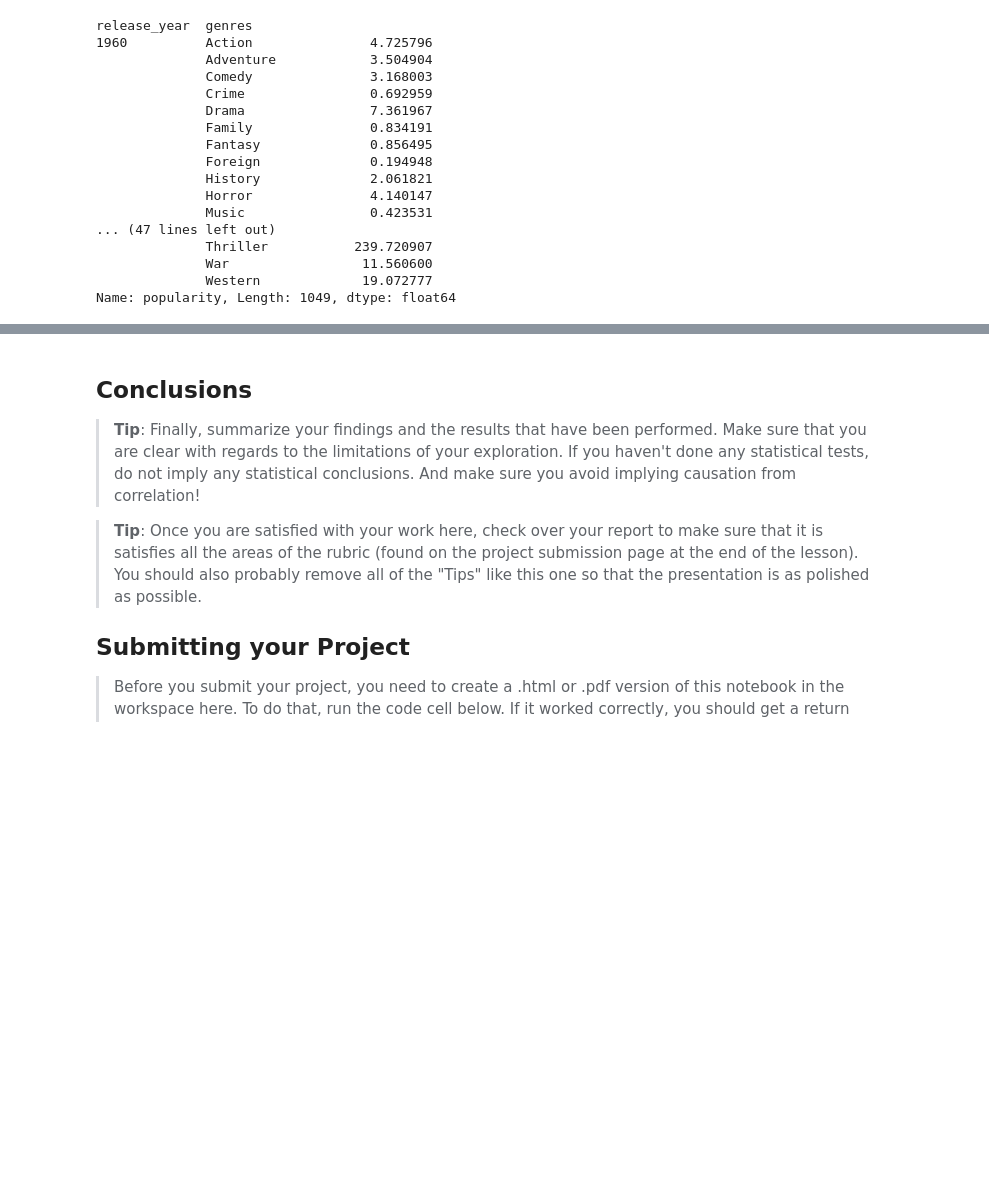
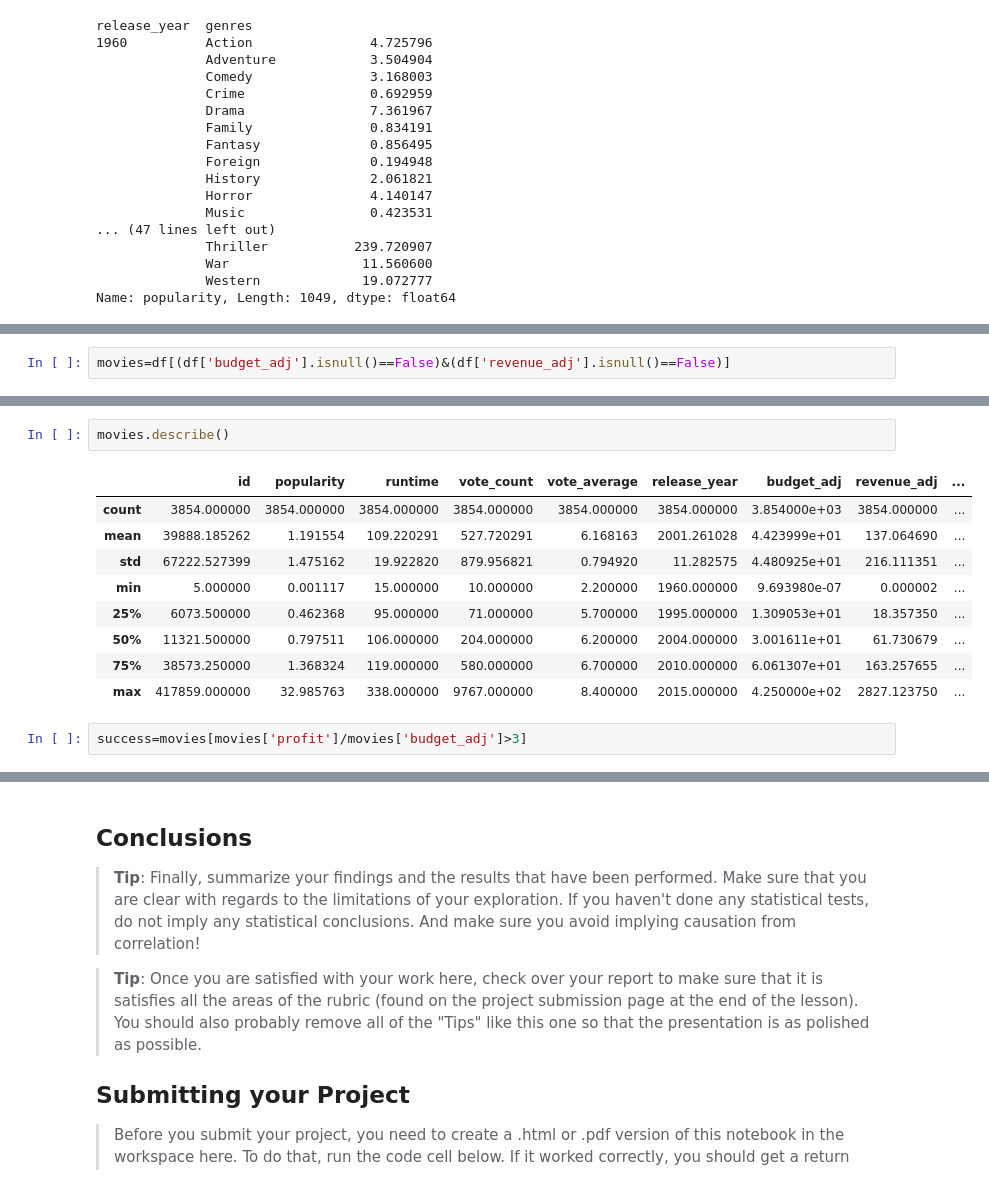
Before and after one commit to ishan6899/InvestigateADataset, a Jupyter notebook: Investigate_a_Dataset.ipynb, the cells around one changed output, grey strips where cells are left out. Drawn from its saved outputs; the diff is of its cells as text; blank space fills up the shorter version.

```diff
--- a/Investigate_a_Dataset.ipynb
+++ b/Investigate_a_Dataset.ipynb
@@ -281,0 +304,2 @@ KeyError: 'release_year'
+# %%
+movies=df[(df['budget_adj'].isnull()==False)&(df['revenue_adj'].isnull()==False)]
@@ -281,0 +375,14 @@ KeyError: 'release_year'
+# %%
+movies.describe()
+# %% [output]
+|  | id | popularity | runtime | vote_count | vote_average | release_year | budget_adj | revenue_adj | ... |
+| count | 3854.000000 | 3854.000000 | 3854.000000 | 3854.000000 | 3854.000000 | 3854.000000 | 3.854000e+03 | 3854.000000 | ... |
+| mean | 39888.185262 | 1.191554 | 109.220291 | 527.720291 | 6.168163 | 2001.261028 | 4.423999e+01 | 137.064690 | ... |
+| std | 67222.527399 | 1.475162 | 19.922820 | 879.956821 | 0.794920 | 11.282575 | 4.480925e+01 | 216.111351 | ... |
+| min | 5.000000 | 0.001117 | 15.000000 | 10.000000 | 2.200000 | 1960.000000 | 9.693980e-07 | 0.000002 | ... |
+| 25% | 6073.500000 | 0.462368 | 95.000000 | 71.000000 | 5.700000 | 1995.000000 | 1.309053e+01 | 18.357350 | ... |
+| 50% | 11321.500000 | 0.797511 | 106.000000 | 204.000000 | 6.200000 | 2004.000000 | 3.001611e+01 | 61.730679 | ... |
+| 75% | 38573.250000 | 1.368324 | 119.000000 | 580.000000 | 6.700000 | 2010.000000 | 6.061307e+01 | 163.257655 | ... |
+| max | 417859.000000 | 32.985763 | 338.000000 | 9767.000000 | 8.400000 | 2015.000000 | 4.250000e+02 | 2827.123750 | ... |
+# %%
+success=movies[movies['profit']/movies['budget_adj']>3]
```
Also changed, not shown: parts of 26 cells of this notebook.
